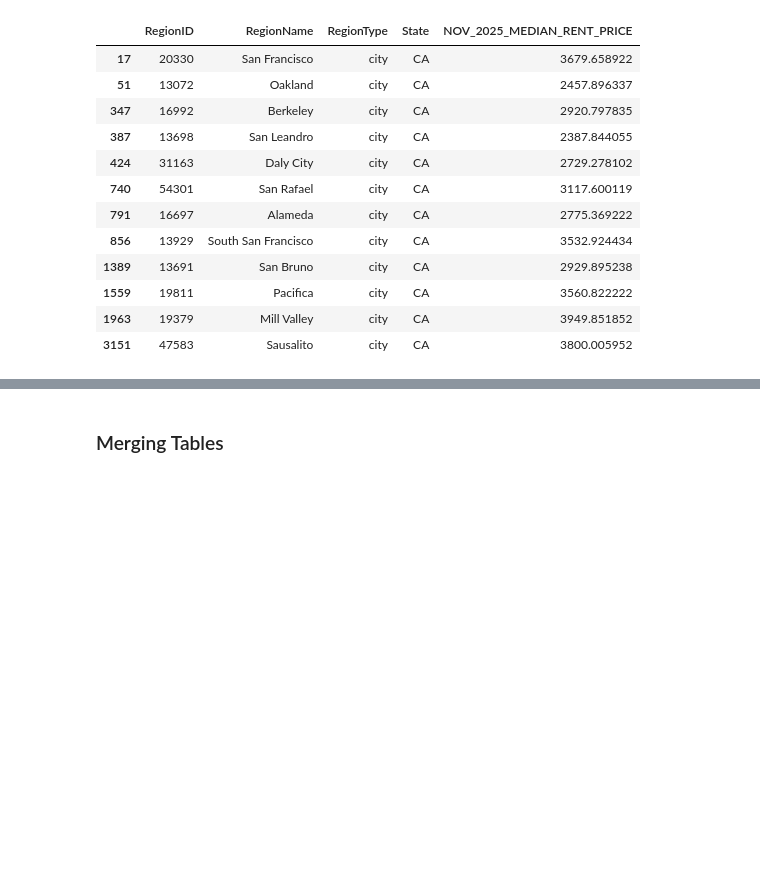
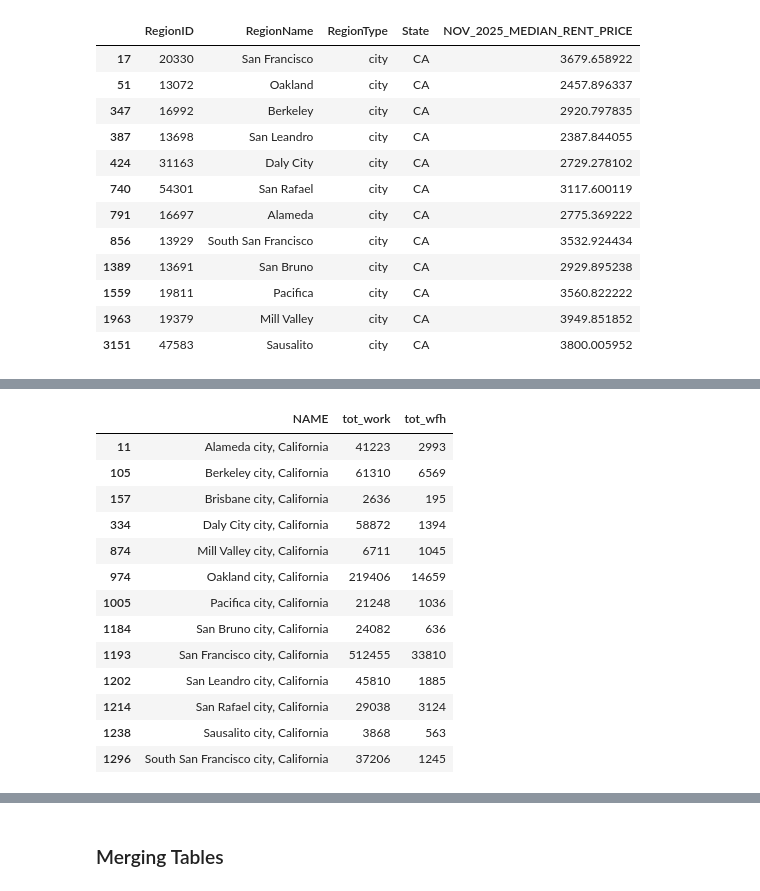
Before and after one commit to jagresti/remote-work-housing, a Jupyter notebook: city_data.ipynb, the cells around one changed output, grey strips where cells are left out. Saved outputs shown, nothing was run; the diff lists cells and outputs as text; code cells hidden in the pictures; blank space fills up the shorter version.

```diff
--- a/city_data.ipynb
+++ b/city_data.ipynb
@@ -173,0 +194,20 @@ rent_price
+# %%
+remote_work = remote_work[remote_work['NAME'].isin(geo_area_names)]
+remote_work = remote_work.rename(columns = {'B08006_017E': 'tot_wfh', 'B08006_001E' : 'tot_work'})
+remote_work = remote_work[['NAME','tot_work', 'tot_wfh']]
+remote_work
+# %% [output]
+|  | NAME | tot_work | tot_wfh |
+| 11 | Alameda city, California | 41223 | 2993 |
+| 105 | Berkeley city, California | 61310 | 6569 |
+| 157 | Brisbane city, California | 2636 | 195 |
+| 334 | Daly City city, California | 58872 | 1394 |
+| 874 | Mill Valley city, California | 6711 | 1045 |
+| 974 | Oakland city, California | 219406 | 14659 |
+| 1005 | Pacifica city, California | 21248 | 1036 |
+| 1184 | San Bruno city, California | 24082 | 636 |
+| 1193 | San Francisco city, California | 512455 | 33810 |
+| 1202 | San Leandro city, California | 45810 | 1885 |
+| 1214 | San Rafael city, California | 29038 | 3124 |
+| 1238 | Sausalito city, California | 3868 | 563 |
+| 1296 | South San Francisco city, California | 37206 | 1245 |
```
Also changed, not shown: parts of 8 cells of this notebook, 19 other files.
